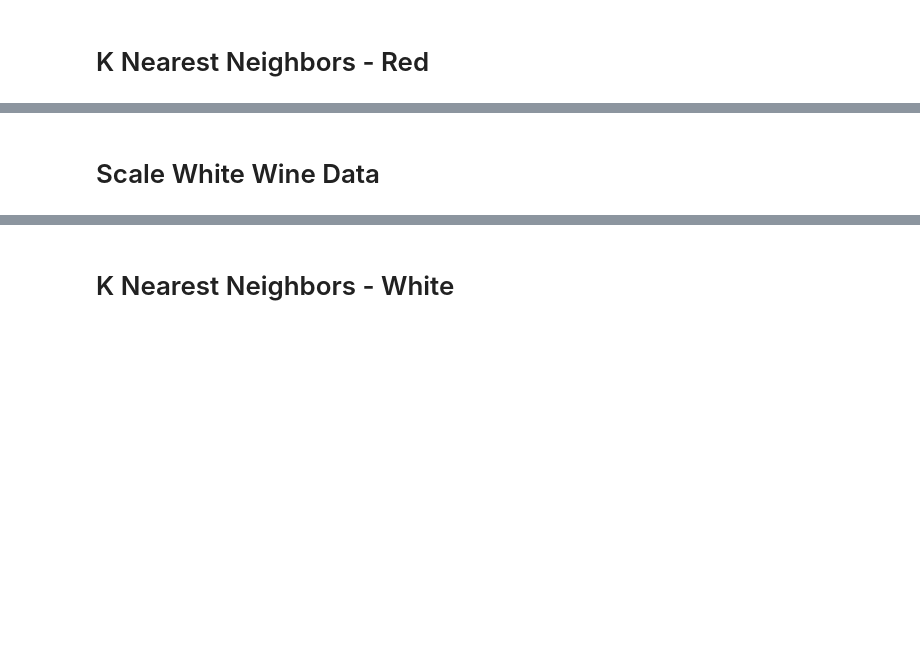
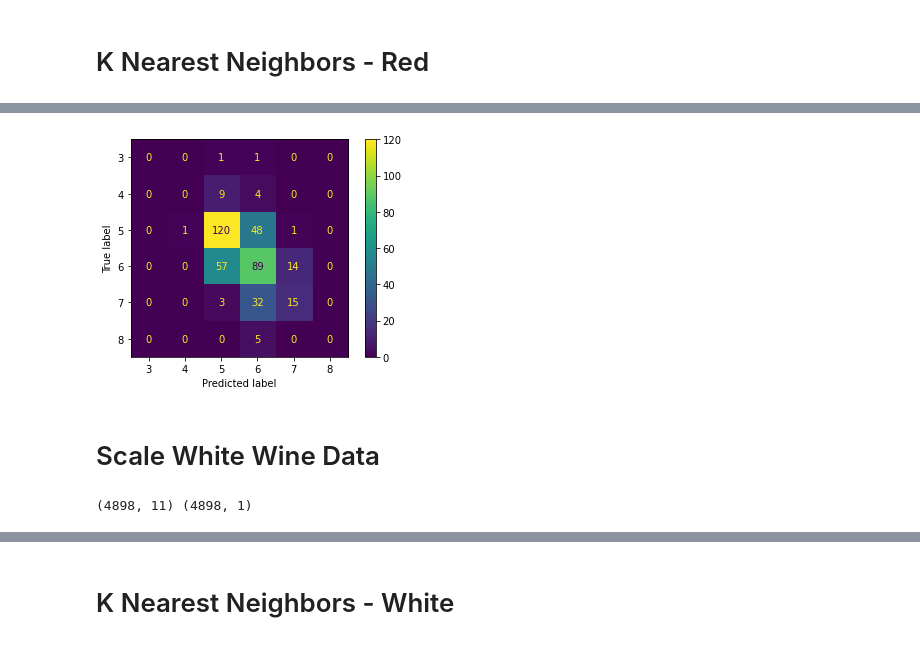
Before and after one commit to JCat3/Using-Machine-Learning-to-Predict-Wine-Quality, a Jupyter notebook: KNN Model.ipynb, the cells around one changed output, grey strips where cells are left out. Cells and saved outputs as stored; diff of their text form; code cells hidden in the pictures; blank space fills up the shorter version.

```diff
--- a/KNN Model.ipynb
+++ b/KNN Model.ipynb
@@ -81,11 +122,33 @@ plt.show()
+# %%
+import matplotlib.pyplot as plt
+from sklearn.datasets import make_classification
+from sklearn.metrics import confusion_matrix, ConfusionMatrixDisplay
+from sklearn.svm import SVC
+
+knn = KNeighborsClassifier(n_neighbors=k)
+knn.fit(redX_train_scaled, redy_train.ravel())
+
+predictions = knn.predict(redX_test_scaled)
+cm = confusion_matrix(redy_test, predictions, labels=knn.classes_)
+disp = ConfusionMatrixDisplay(confusion_matrix=cm,
+                              display_labels=knn.classes_)
+disp.plot()
+
+plt.savefig("Red Wine KNN Matrix"+'.jpg')
+
+plt.show()
+# %% [output]
+[figure, added]
 # %% [markdown]
 # Scale White Wine Data
 # %%
 #assign data to X and y
 
-X = white[["fixed acidity", "volatile acidity", "citric acid", "residual sugar", "chlorides", "free sulfur dioxide", "total sulfur dioxide", "density", "pH", "sulphates", "alcohol"]]
-y = white["quality"].values.reshape(-1, 1)
-print(X.shape, y.shape)
+white_X = white[["fixed acidity", "volatile acidity", "citric acid", "residual sugar", "chlorides", "free sulfur dioxide", "total sulfur dioxide", "density", "pH", "sulphates", "alcohol"]]
+white_y = white["quality"].values.reshape(-1, 1)
+print(white_X.shape, white_y.shape)
+# %% [output]
+(4898, 11) (4898, 1)
 # %%
 #train test split
 from sklearn.model_selection import train_test_split
```
Also changed, not shown: parts of 21 cells of this notebook, 5 other files.
